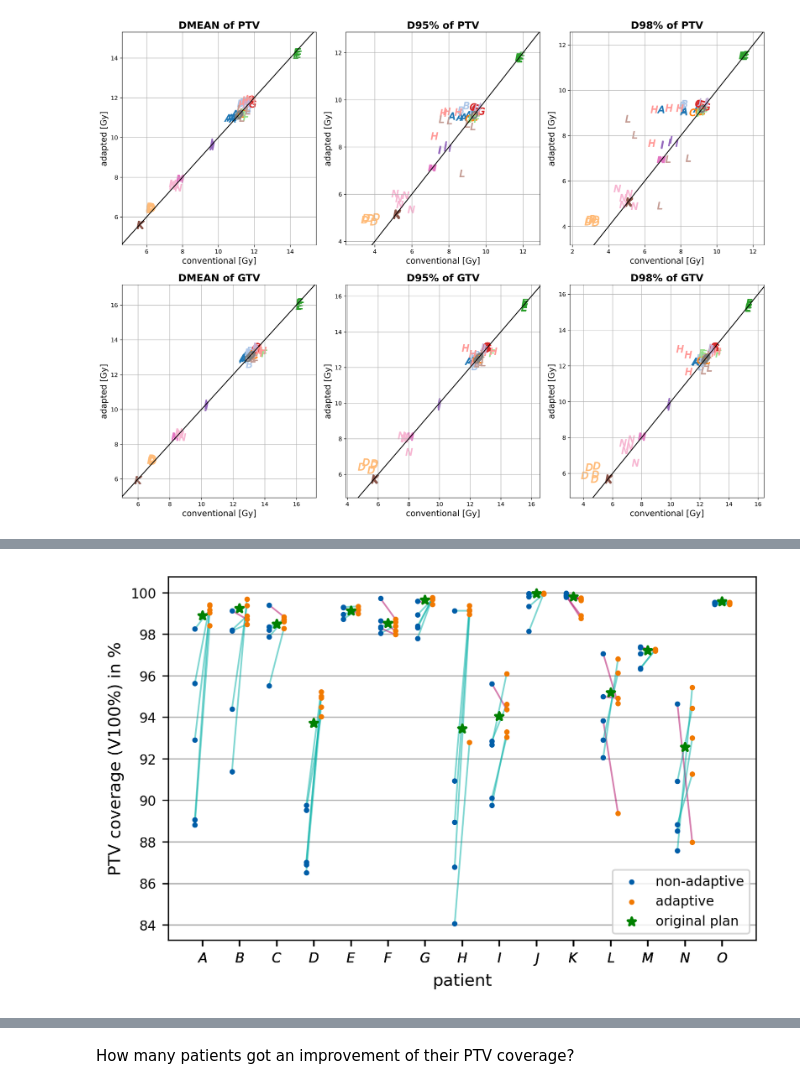
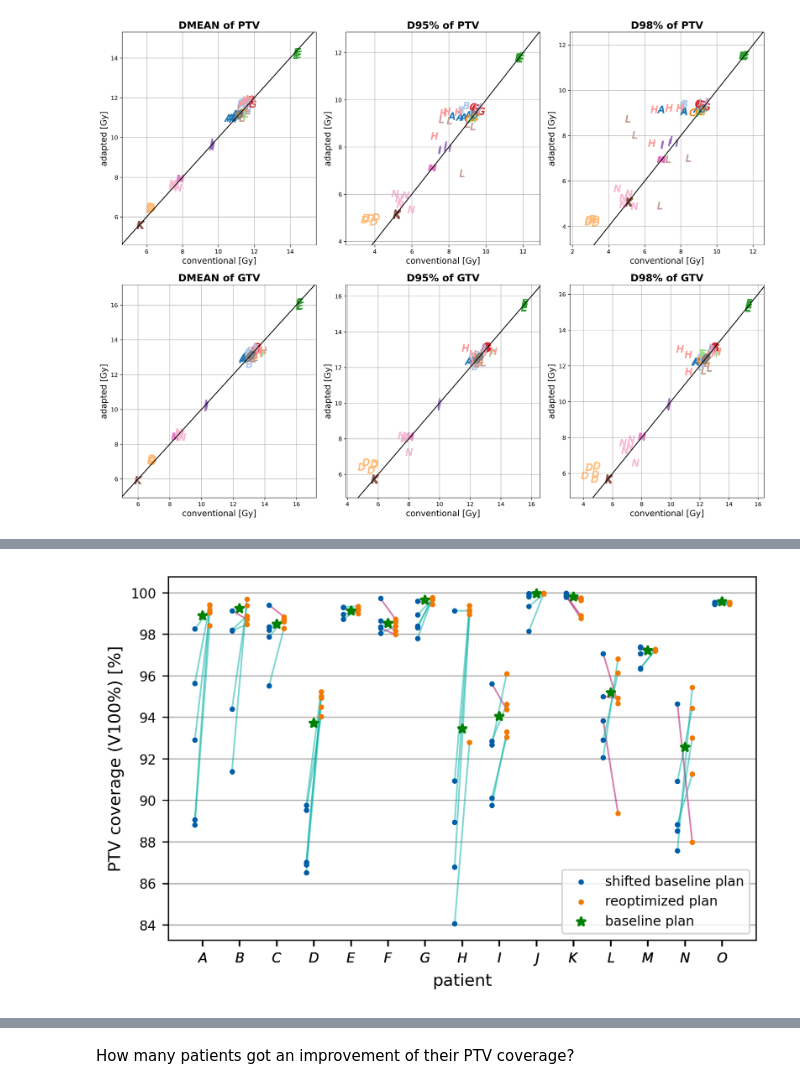
Before and after one commit to rmnldwg/liver-smart, a Jupyter notebook: analysis_public.ipynb, the cells around one changed output, grey strips where cells are left out. Cells and saved outputs as stored; diff of their text form; code cells hidden in the pictures.

```diff
--- a/analysis_public.ipynb
+++ b/analysis_public.ipynb
@@ -157,33 +157,33 @@ ax.grid()
 # %%
 ori = data.loc[(data["type"]=="original") & (data["structure"]=="PTV") & (data["metric"]=="V100%"), "value"].values
 
 x, y, c = con_vs_art(data, metric="V100%", structure="PTV")
 uni_c = np.asarray(list(set(c)))
 
 fig, ax = plt.subplots(figsize=(6.3, 4))
 
-ax.scatter(5*c, x, color=usz_blue, s=5, marker='o', lw=1, zorder=3, label="non-adaptive")
-ax.scatter(5*c+2, y, color=usz_orange, s=5, marker='o', lw=1, zorder=3, label="adaptive")
-ax.scatter(5*uni_c+1, ori, color='g', s=25, marker='*', lw=1.5, zorder=3, label="original plan")
+ax.scatter(5*c, x, color=usz_blue, s=5, marker='o', lw=1, zorder=3, label="shifted baseline plan")
+ax.scatter(5*c+2, y, color=usz_orange, s=5, marker='o', lw=1, zorder=3, label="reoptimized plan")
+ax.scatter(5*uni_c+1, ori, color='g', s=25, marker='*', lw=1.5, zorder=3, label="baseline plan")
 
 for i in range(len(x)):
     if x[i] <= y[i]:
         ax.plot([5*c[i], 5*c[i]+2], [x[i], y[i]], color=usz_green, lw=1, alpha=0.5)
     else:
         ax.plot([5*c[i], 5*c[i]+2], [x[i], y[i]], color=usz_red, lw=1, alpha=0.5)
 
 ax.grid(axis='y')
 ax.set_xlabel("patient", fontsize=10)
-ax.set_ylabel("PTV coverage (V100%) in %", fontsize=10)
+ax.set_ylabel("PTV coverage (V100%) [%]", fontsize=10)
 ax.legend(fontsize=8)
 ax.tick_params(labelsize=8)
 
 plt.xticks(5*c+1, labels=letters[c]);
 
-# plt.savefig(plot_path/"coverage_all_scans.png", bbox_inches="tight", dpi=300)
-# plt.savefig(plot_path/"coverage_all_scans.svg", bbox_inches="tight")
+plt.savefig(plot_path/"coverage_all_scans.png", bbox_inches="tight", dpi=300)
+plt.savefig(plot_path/"coverage_all_scans.svg", bbox_inches="tight")
 # %% [output]
-[figure, old version]
+[figure, new version]
 # %%
 x_raw, y_raw, c = con_vs_art(data, metric="V100%", structure="PTV")
 uni_c = np.asarray(list(set(c)))
```
Also changed, not shown: parts of 9 cells of this notebook, 16 other files.
